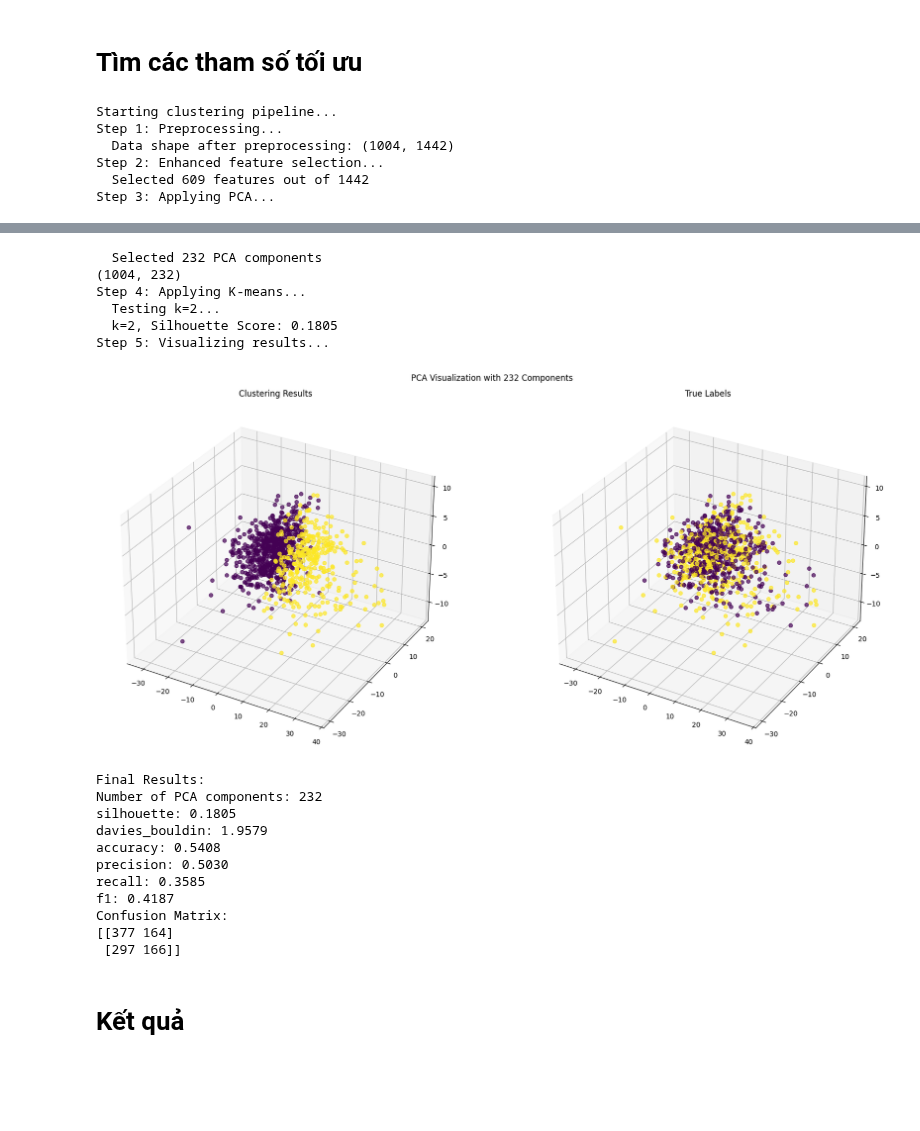
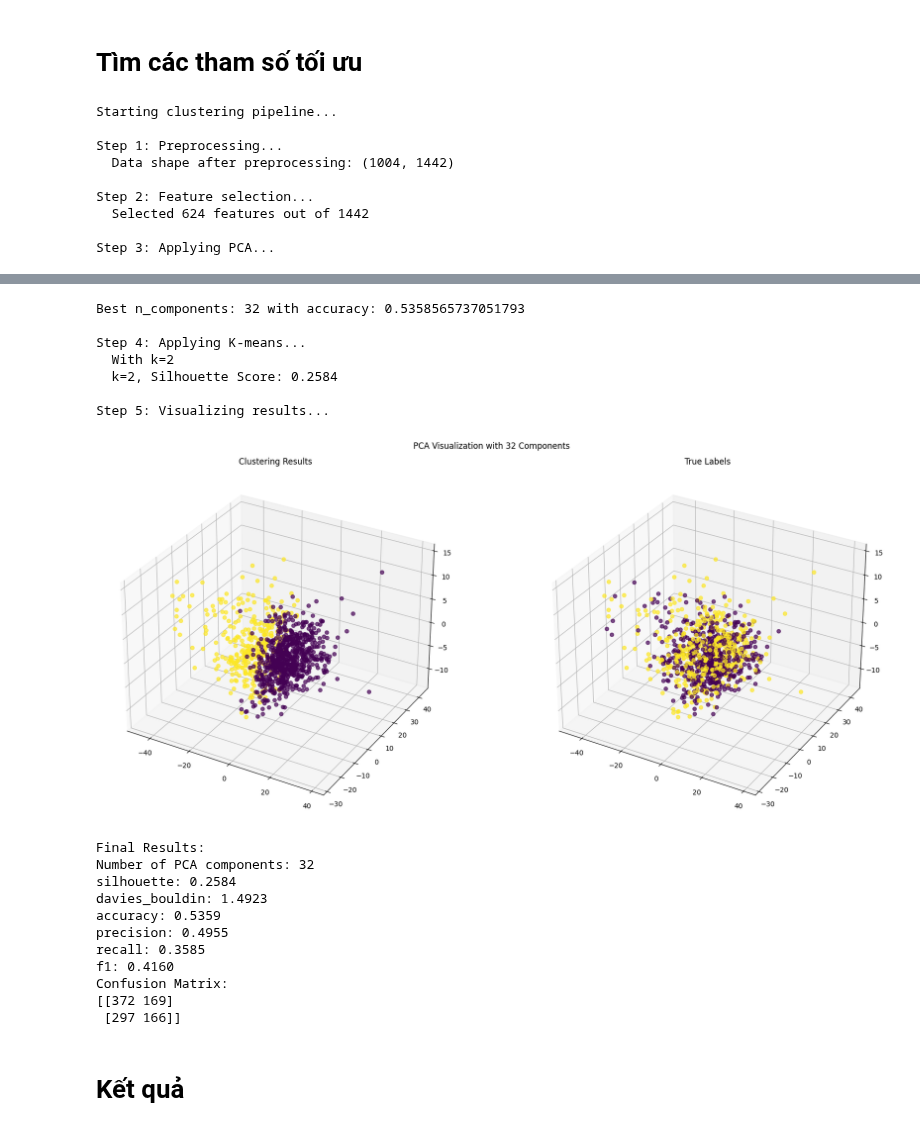
Before and after one commit to khoaoe/HCMUS-MathAI-Lab2-PCAAndClustering, a Jupyter notebook: Clustering/clustering.ipynb, the cells around one changed output, grey strips where cells are left out. Drawn from its saved outputs; the diff is of its cells as text; code cells hidden in the pictures; blank space fills up the shorter version.

Commit message:
feat: preprocess and pca selecetion
- preprocess: add stardard scaling
- pca: select based on accuracy

```diff
--- a/Clustering/clustering.ipynb
+++ b/Clustering/clustering.ipynb
@@ -590,11 +614,18 @@ y_numeric = np.where(y == 'Cancer', 1, 0)
 # Tìm các tham số tối ưu
 # %%
 # Run the improved clustering pipeline
-final_labels, metrics, n_components, X_pca, feature_mask = clustering_pipeline(X, y_numeric)
+final_labels, metrics, n_components, X_pca, feature_mask = clustering_pipeline(X, y_numeric,
+                                                                                feature_selection_threshold=0.7,
+                                                                                pca_variance_threshold=0.9,
+                                                                                kmeans_max_iters=300, kmeans_n_init=20
+                                                                            )
 # %% [output]
 Starting clustering pipeline...
+
 Step 1: Preprocessing...
   Data shape after preprocessing: (1004, 1442)
-Step 2: Enhanced feature selection...
-  Selected 609 features out of 1442
+
+Step 2: Feature selection...
+  Selected 624 features out of 1442
+
 Step 3: Applying PCA...
@@ -602,20 +633,21 @@ Step 3: Applying PCA...
-  Selected 232 PCA components
-(1004, 232)
+Best n_components: 32 with accuracy: 0.5358565737051793
+
 Step 4: Applying K-means...
-  Testing k=2...
-  k=2, Silhouette Score: 0.1805
+  With k=2
+  k=2, Silhouette Score: 0.2584
+
 Step 5: Visualizing results...
-[figure, old version]
+[figure, new version]
 Final Results:
-Number of PCA components: 232
-silhouette: 0.1805
-davies_bouldin: 1.9579
-accuracy: 0.5408
-precision: 0.5030
+Number of PCA components: 32
+silhouette: 0.2584
+davies_bouldin: 1.4923
+accuracy: 0.5359
+precision: 0.4955
 recall: 0.3585
-f1: 0.4187
+f1: 0.4160
 Confusion Matrix:
-[[377 164]
+[[372 169]
  [297 166]]
 # %% [markdown]
 # Kết quả
```
Also changed, not shown: parts of 12 cells of this notebook.
